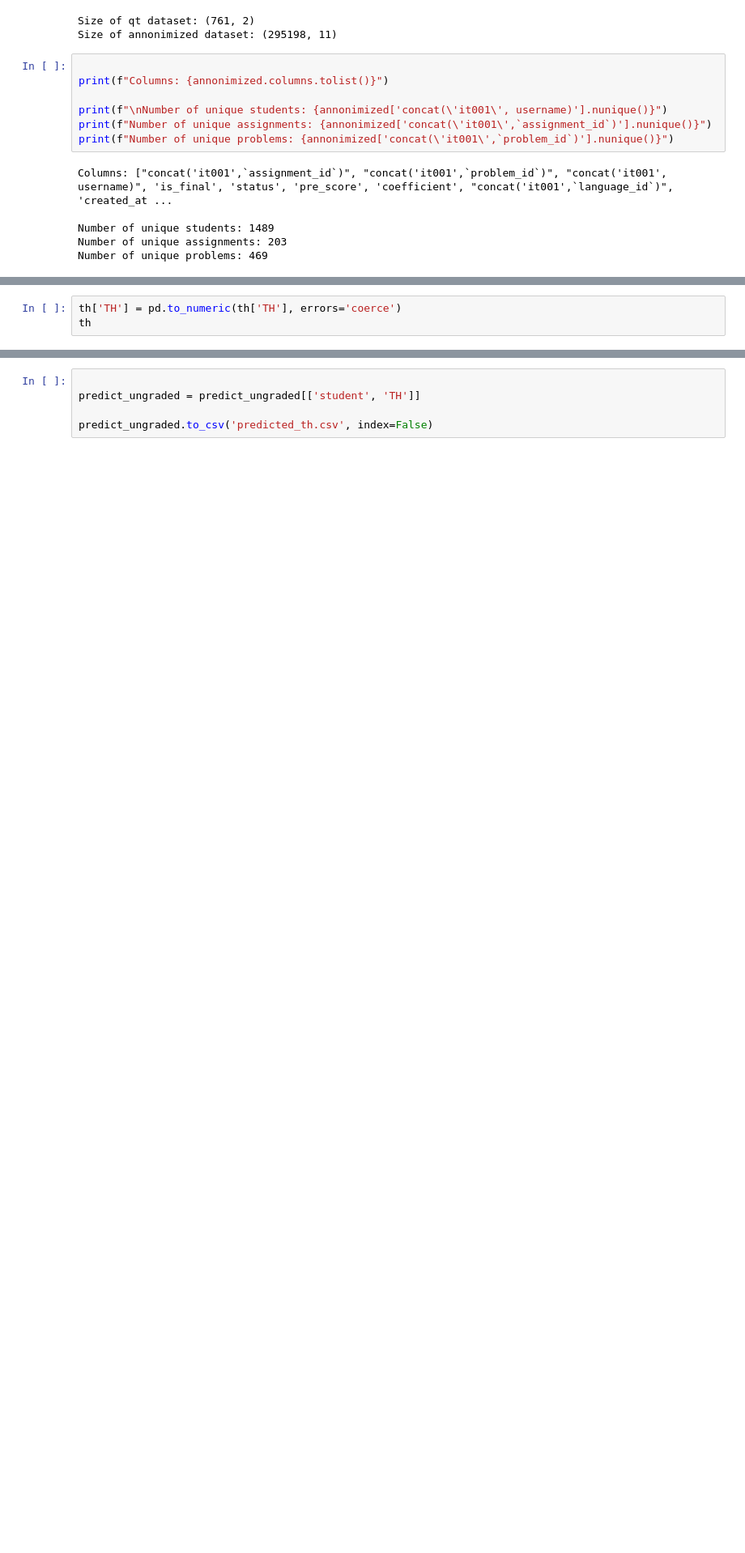
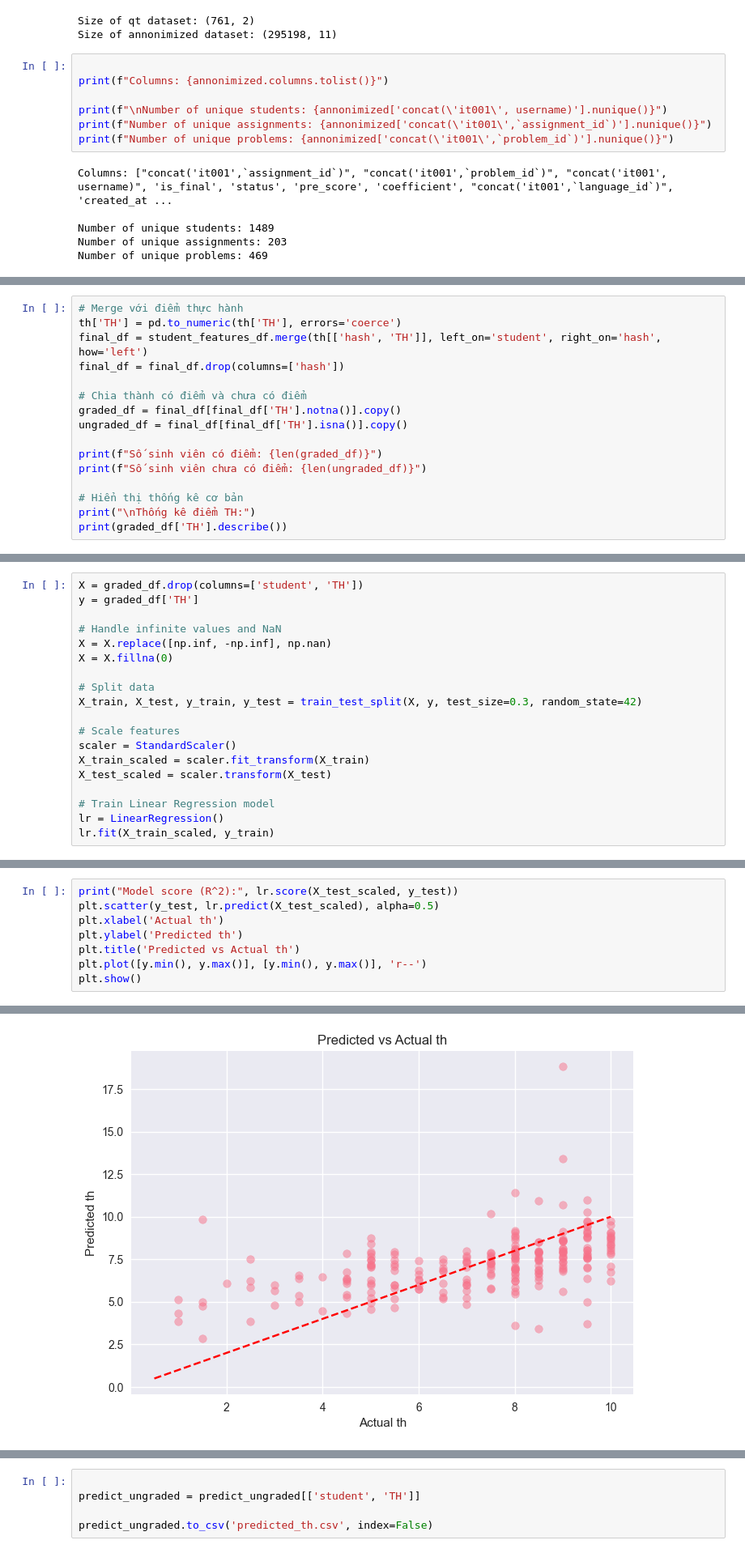
Before and after one commit to theRaven1312/CS114.P21, a Jupyter notebook: code_raven/DA-th.ipynb, the cells around one changed output, grey strips where cells are left out. Shown: that part at 81% size. Saved outputs shown, nothing was run; the diff lists cells and outputs as text; blank space fills up the shorter version.

```diff
--- a/code_raven/DA-th.ipynb
+++ b/code_raven/DA-th.ipynb
@@ -116,4 +294,17 @@ student_stats
 # %%
+# Merge với điểm thực hành
 th['TH'] = pd.to_numeric(th['TH'], errors='coerce')
-th
+final_df = student_features_df.merge(th[['hash', 'TH']], left_on='student', right_on='hash', how='left')
+final_df = final_df.drop(columns=['hash'])
+
+# Chia thành có điểm và chưa có điểm
+graded_df = final_df[final_df['TH'].notna()].copy()
+ungraded_df = final_df[final_df['TH'].isna()].copy()
+
+print(f"Số sinh viên có điểm: {len(graded_df)}")
+print(f"Số sinh viên chưa có điểm: {len(ungraded_df)}")
+
+# Hiển thị thống kê cơ bản
+print("\nThống kê điểm TH:")
+print(graded_df['TH'].describe())
 # %% [output]
@@ -217,0 +357,19 @@ Model score (R^2): 0.3332287497334854
+# %%
+X = graded_df.drop(columns=['student', 'TH'])
+y = graded_df['TH']
+
+# Handle infinite values and NaN
+X = X.replace([np.inf, -np.inf], np.nan)
+X = X.fillna(0)
+
+# Split data
+X_train, X_test, y_train, y_test = train_test_split(X, y, test_size=0.3, random_state=42)
+
+# Scale features
+scaler = StandardScaler()
+X_train_scaled = scaler.fit_transform(X_train)
+X_test_scaled = scaler.transform(X_test)
+
+# Train Linear Regression model
+lr = LinearRegression()
+lr.fit(X_train_scaled, y_train)
@@ -217,0 +378,9 @@ Model score (R^2): 0.3332287497334854
+# %%
+print("Model score (R^2):", lr.score(X_test_scaled, y_test))
+plt.scatter(y_test, lr.predict(X_test_scaled), alpha=0.5)
+plt.xlabel('Actual th')
+plt.ylabel('Predicted th')
+plt.title('Predicted vs Actual th')
+plt.plot([y.min(), y.max()], [y.min(), y.max()], 'r--')
+plt.show()
+# %% [output]
@@ -218 +388,2 @@ Model score (R^2): 0.3332287497334854
+[figure, added]
 # %%
```
Also changed, not shown: parts of 17 cells of this notebook, 16 other files.
